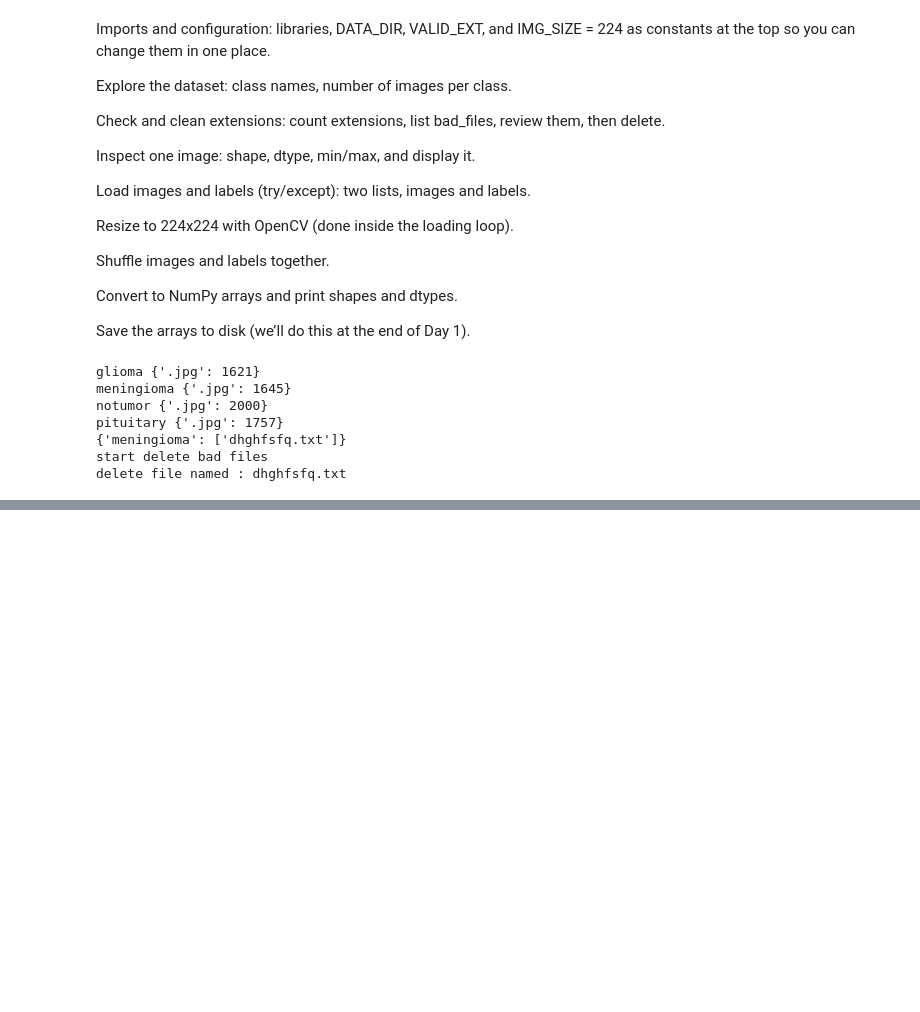
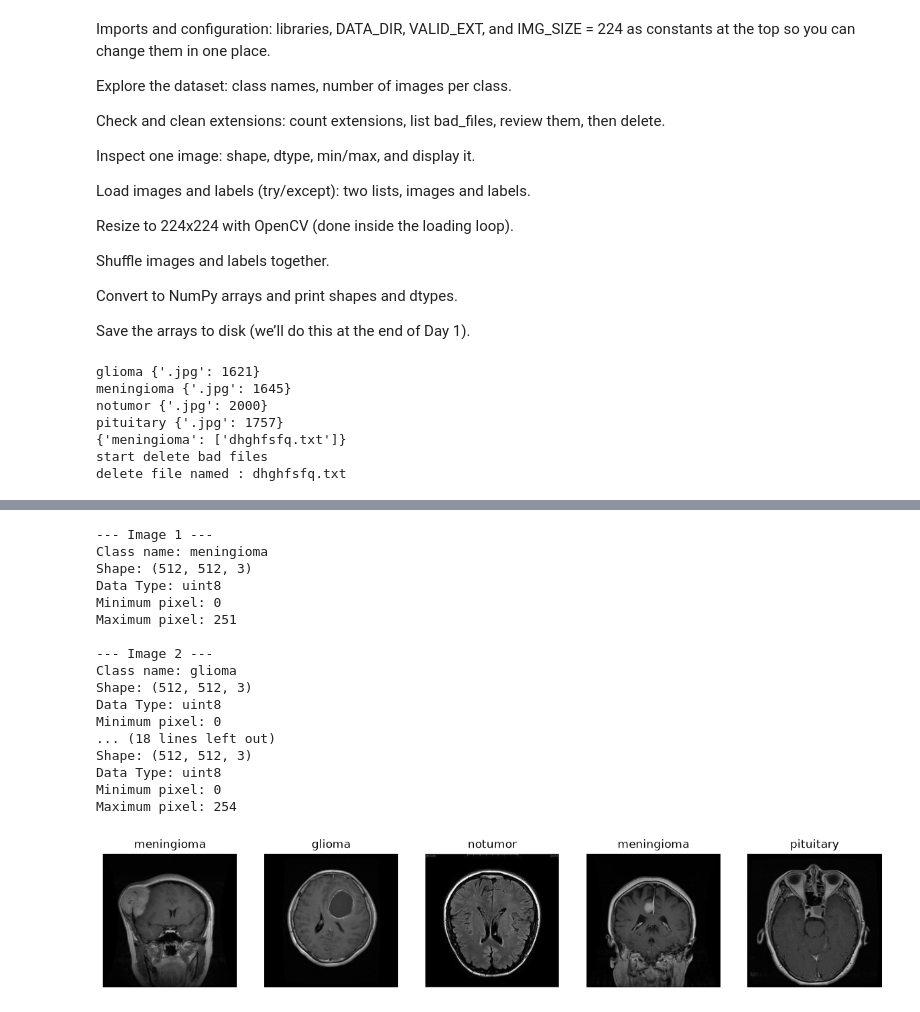
Before and after one commit to yassinmaftah/brainscan-ai, a Jupyter notebook: notebooks/01_data_loading_preprocessing.ipynb, the cells around one changed output, grey strips where cells are left out. Cells and saved outputs as stored; diff of their text form; code cells hidden in the pictures; blank space fills up the shorter version.

Commit message:
Day 1: load, resize, shuffle and save dataset

```diff
--- a/notebooks/01_data_loading_preprocessing.ipynb
+++ b/notebooks/01_data_loading_preprocessing.ipynb
@@ -58,0 +91,59 @@ delete file named : dhghfsfq.txt
+# %%
+import random
+
+dataset_path = "path/to/your/dataset"
+
+all_folders = os.listdir(DATA_DIR)
+
+plt.figure(figsize=(15, 4))
+
+for i in range(5):
+
+    random_class = random.choice(all_folders)
+    class_folder_path = os.path.join(DATA_DIR, random_class)
+
+    all_images = os.listdir(class_folder_path)
+    random_image_name = random.choice(all_images)
+
+    image_path = os.path.join(class_folder_path, random_image_name)
+
+    image = cv2.imread(image_path)
+
+    if image is None:
+        print("Error: Could not load", image_path)
+    else:
+        print("--- Image", i + 1, "---")
+        print("Class name:", random_class)
+        print("Shape:", image.shape)
+        print("Data Type:", image.dtype)
+        print("Minimum pixel:", image.min())
+        print("Maximum pixel:", image.max())
+        print()
+
+        image_rgb = cv2.cvtColor(image, cv2.COLOR_BGR2RGB)
+        plt.subplot(1, 5, i + 1)
+
+        plt.imshow(image_rgb)
+        plt.title(random_class)
+        plt.axis("off")
+
+plt.show()
+# %% [output]
+--- Image 1 ---
+Class name: meningioma
+Shape: (512, 512, 3)
+Data Type: uint8
+Minimum pixel: 0
+Maximum pixel: 251
+
+--- Image 2 ---
+Class name: glioma
+Shape: (512, 512, 3)
+Data Type: uint8
+Minimum pixel: 0
+... (18 lines left out)
+Shape: (512, 512, 3)
+Data Type: uint8
+Minimum pixel: 0
+Maximum pixel: 254
+[figure, added]
```
Also changed, not shown: parts of 3 cells of this notebook.
